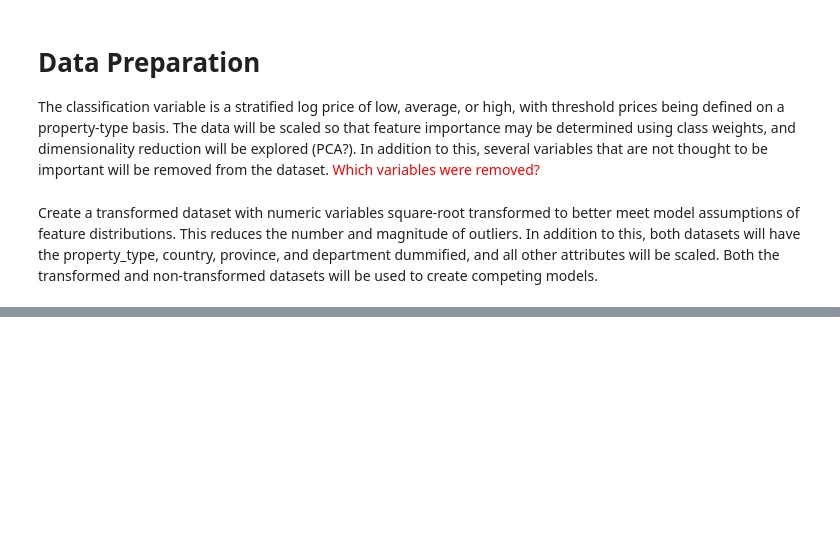
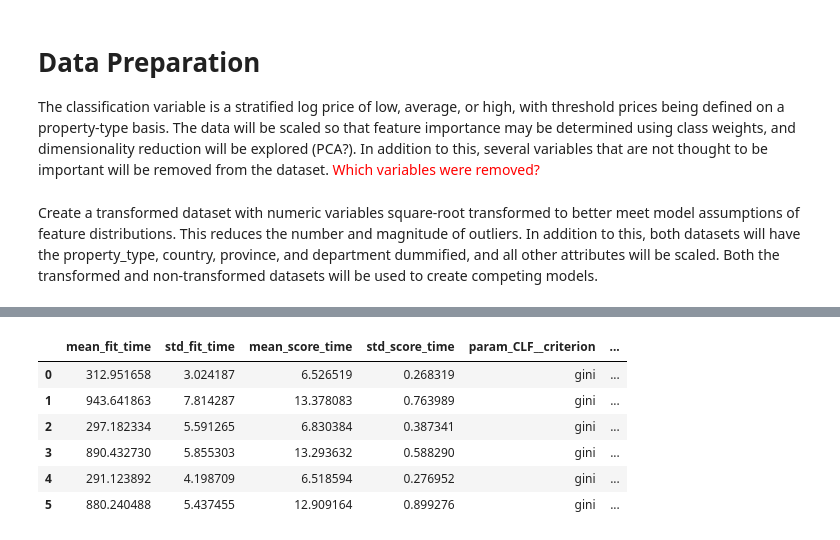
Before and after one commit to DataScienceMustang/DS_7331_MLI_Project1, a Jupyter notebook: Lab2Code.ipynb, the cells around one changed output, grey strips where cells are left out. Cells and saved outputs as stored; diff of their text form; code cells hidden in the pictures; blank space fills up the shorter version.

Commit message:
V2
Has outputs for dozens of classification algorithms to choose from/optimize. Still requires visualizations.

```diff
--- a/Lab2Code.ipynb
+++ b/Lab2Code.ipynb
@@ -346,0 +579,21 @@ The PCA on the transformed data with 10 components explains 99.7% of all varianc
+# %%
+# Use CV on full dataset
+X = trans.drop(columns = ['price_class']).values
+X = np.append(X, int_vectors, axis = 1)
+y = trans_nol3.price_class.values
+# %%
+# Use a GridSearchCV Object for random forest classification
+clf_pipe = Pipeline([('Scaler', StandardScaler()),
+                     ('PCA', PCA(n_components = .99, svd_solver = 'full', random_state = 6)),
+                     ('CLF', RandomForestClassifier(max_depth = None, min_samples_leaf = 1, n_jobs = -1, random_state = 6, verbose = 1))])
+
+params = dict(CLF__n_estimators = [250, 1000],
+             CLF__criterion = ['gini'],
+             CLF__min_samples_split = [2, 6, 12])
+
+grid = GridSearchCV(clf_pipe, param_grid = params, cv = 5, n_jobs = -1, verbose = 2, scoring = 'accuracy')
+grid.fit(X, y)
+
+print(grid.best_score_, '\n')
+print(grid.cv_results_, '\n')
+print(grid.best_estimator_, '\n')
@@ -346,0 +673,13 @@ The PCA on the transformed data with 10 components explains 99.7% of all varianc
+# %%
+cvres = pd.DataFrame(grid.cv_results_)
+cvres
+# Export to CSV
+#cvres.to_csv('RandomForestClassification_Results 1.csv', index = False)
+# %% [output]
+|  | mean_fit_time | std_fit_time | mean_score_time | std_score_time | param_CLF__criterion | ... |
+| 0 | 312.951658 | 3.024187 | 6.526519 | 0.268319 | gini | ... |
+| 1 | 943.641863 | 7.814287 | 13.378083 | 0.763989 | gini | ... |
+| 2 | 297.182334 | 5.591265 | 6.830384 | 0.387341 | gini | ... |
+| 3 | 890.432730 | 5.855303 | 13.293632 | 0.588290 | gini | ... |
+| 4 | 291.123892 | 4.198709 | 6.518594 | 0.276952 | gini | ... |
+| 5 | 880.240488 | 5.437455 | 12.909164 | 0.899276 | gini | ... |
```
Also changed, not shown: parts of 69 cells of this notebook.
